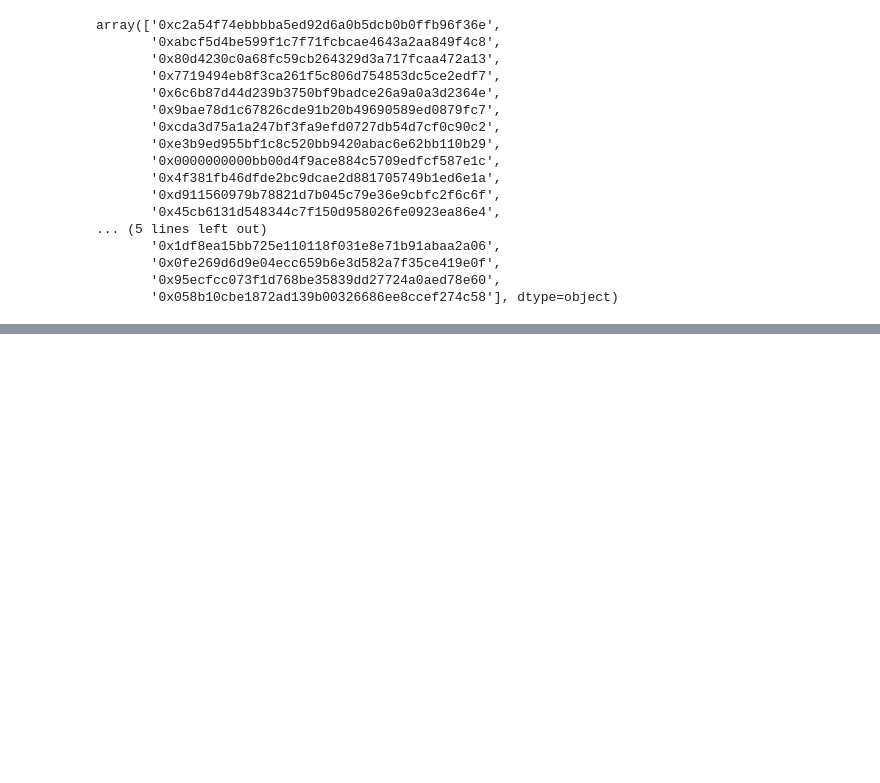
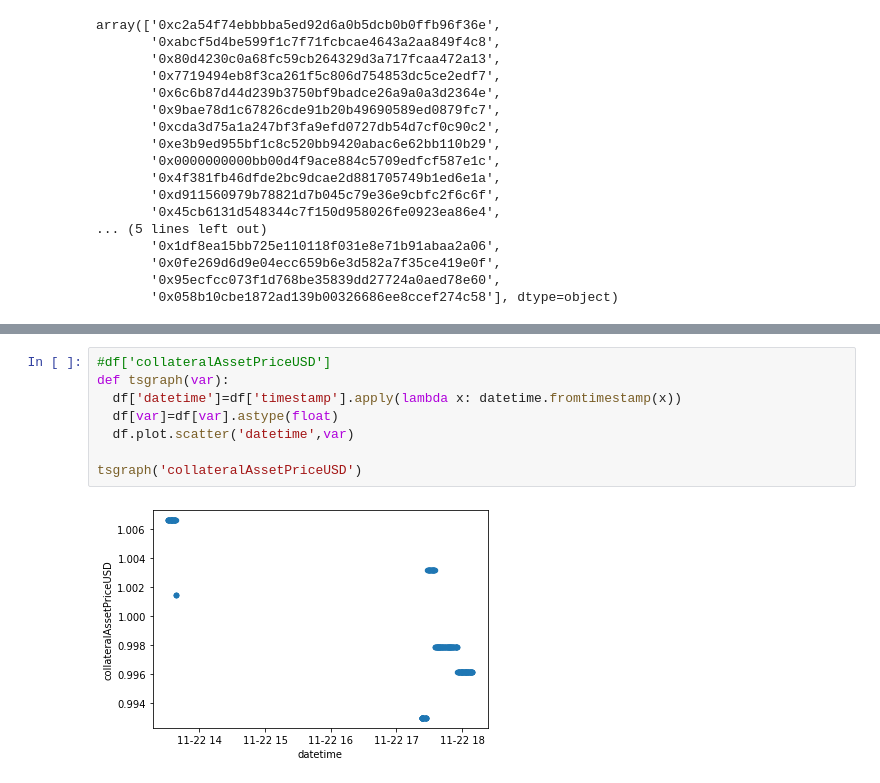
Before and after one commit to rpasquini/defidata, a Jupyter notebook: AAVE_graph_request_examples.ipynb, the cells around one changed output, grey strips where cells are left out. Drawn from its saved outputs; the diff is of its cells as text; blank space fills up the shorter version.

```diff
--- a/AAVE_graph_request_examples.ipynb
+++ b/AAVE_graph_request_examples.ipynb
@@ -364,0 +436,10 @@ array(['0xc2a54f74ebbbba5ed92d6a0b5dcb0b0ffb96f36e',
+# %%
+#df['collateralAssetPriceUSD']
+def tsgraph(var):
+  df['datetime']=df['timestamp'].apply(lambda x: datetime.fromtimestamp(x))
+  df[var]=df[var].astype(float)
+  df.plot.scatter('datetime',var)
+
+tsgraph('collateralAssetPriceUSD')
+# %% [output]
+[figure, added]
```
Also changed, not shown: parts of 13 cells of this notebook.
